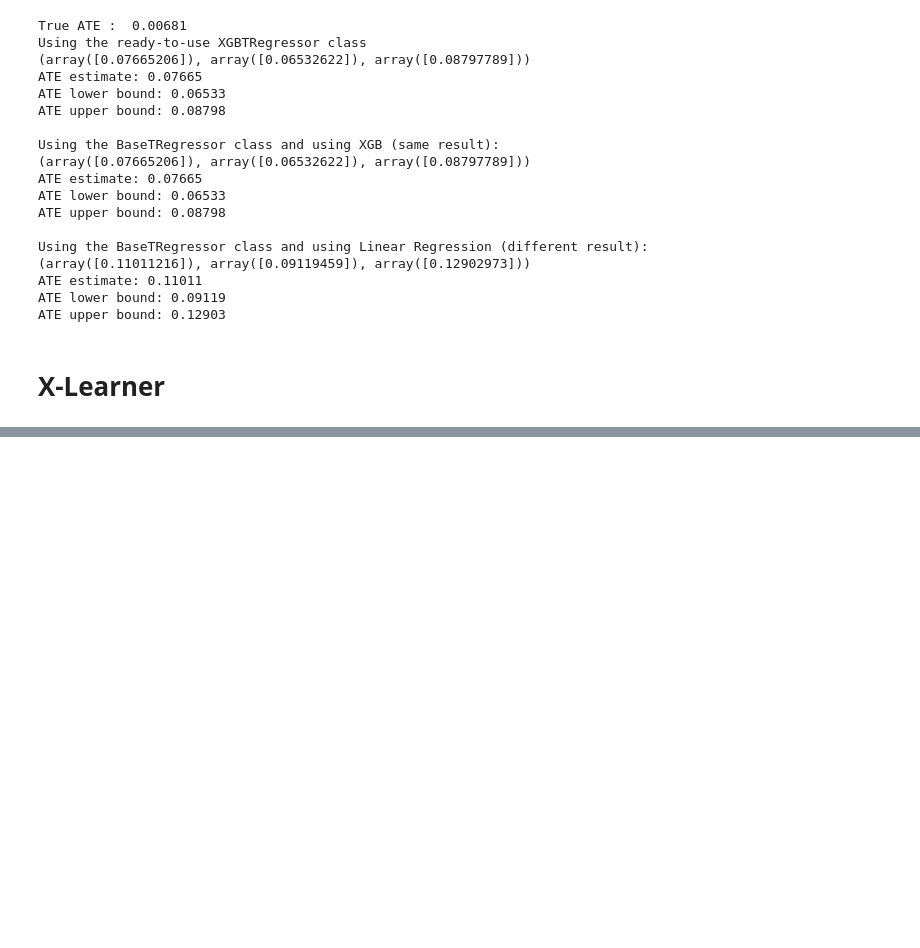
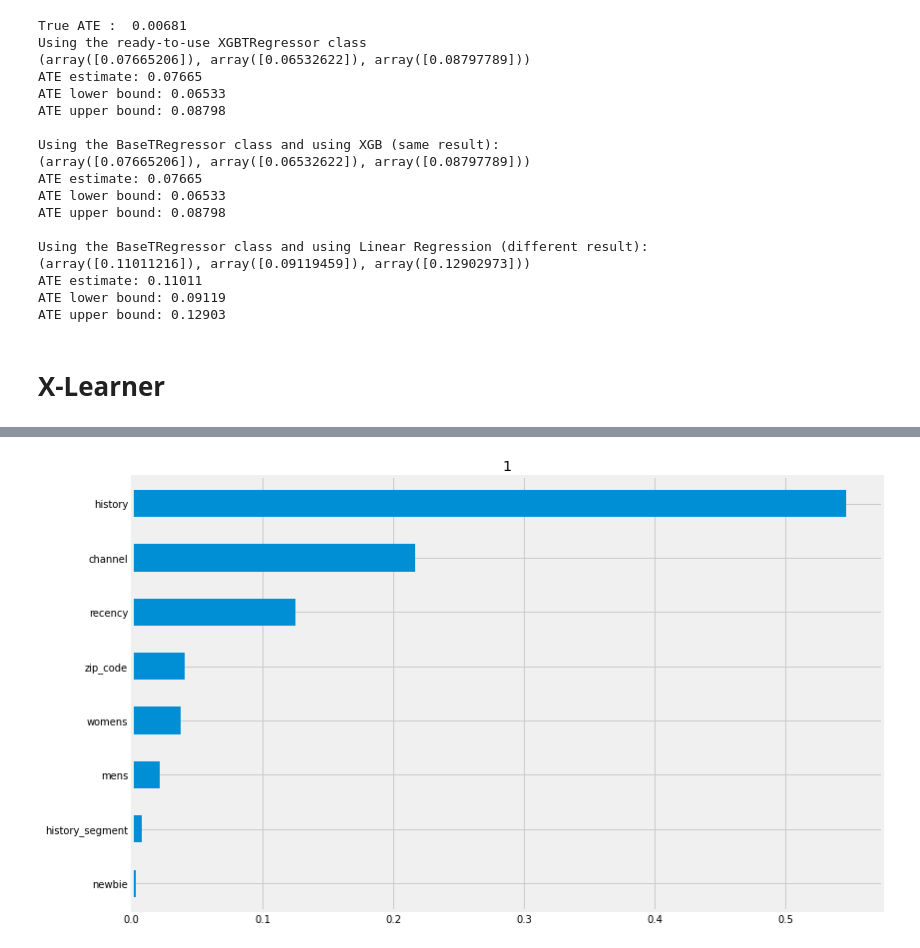
Before and after one commit to ryotoitoi/econome_ml_demo, a Jupyter notebook: notebook/mail_demo/biased/biased_mail_causalml _2500.ipynb, the cells around one changed output, grey strips where cells are left out. Drawn from its saved outputs; the diff is of its cells as text; code cells hidden in the pictures; blank space fills up the shorter version.

```diff
--- a/notebook/mail_demo/biased/biased_mail_causalml _2500.ipynb
+++ b/notebook/mail_demo/biased/biased_mail_causalml _2500.ipynb
@@ -307,0 +344,12 @@ ATE upper bound: 0.12903
+# %%
+y = demo_df_sampled.conversion
+T = demo_df_sampled.treatment
+X = demo_df_sampled.drop(columns=["conversion", "treatment", "spend", "visit"])
+xlearner_tau = learner_x.fit_predict(X, T, y)
+learner_x.plot_importance(X=X,
+                         tau=xlearner_tau,
+                         normalize=True,
+                         method='auto',
+                         features=X.columns)
+# %% [output]
+[figure, added]
```
Also changed, not shown: parts of 9 cells of this notebook, 1 other file.
